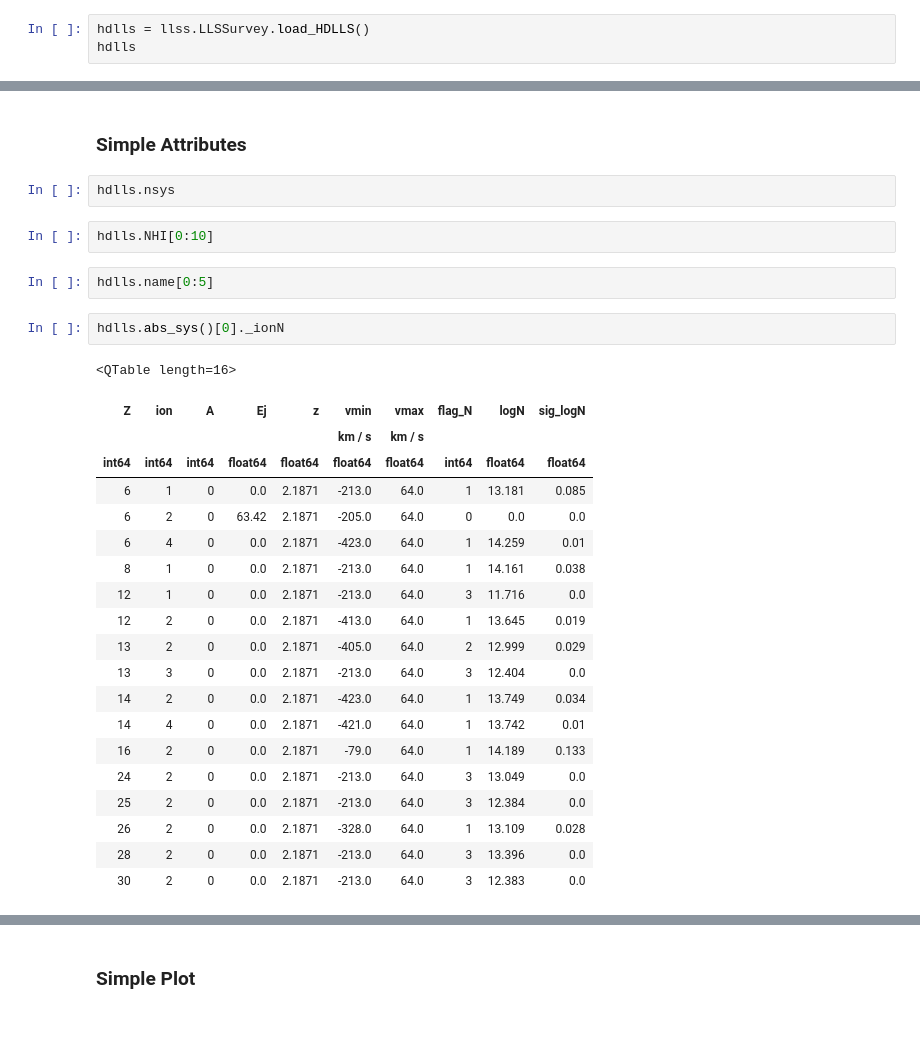
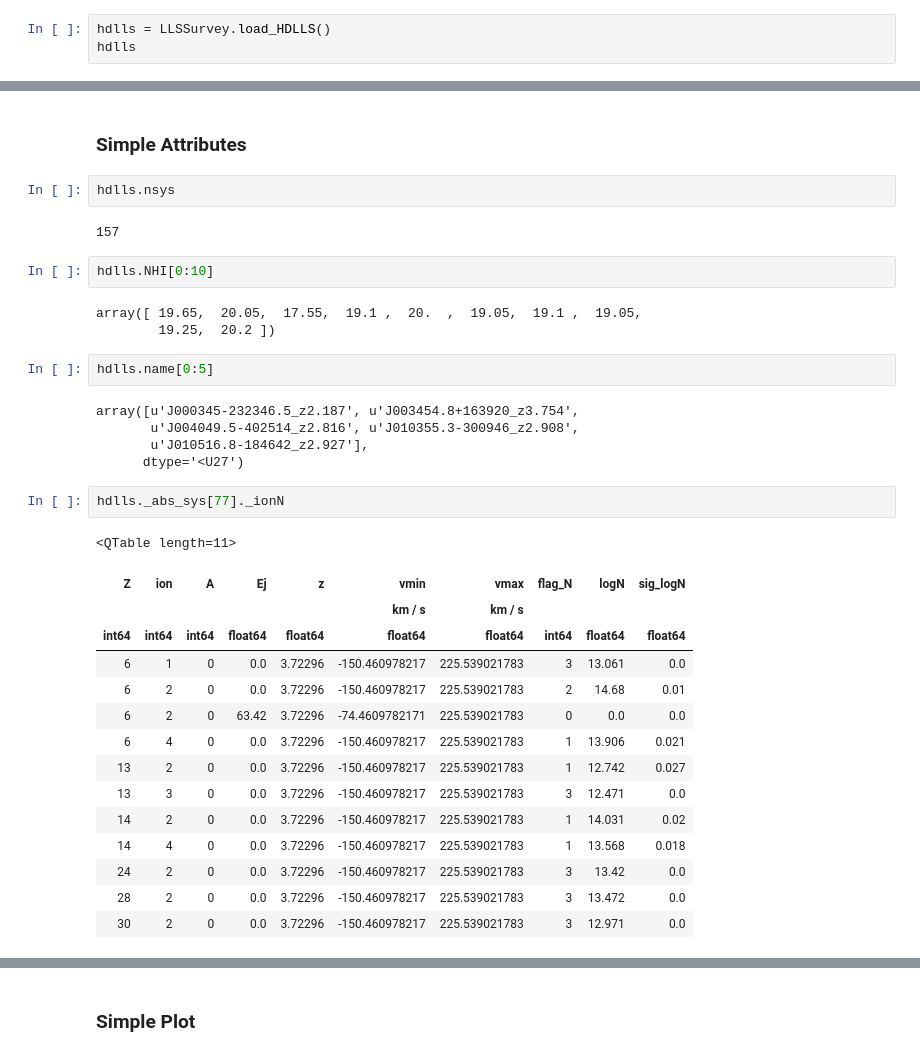
Before and after one commit to pyigm/pyigm, a Jupyter notebook: docs/examples/LLSSurvey_examples.ipynb, the cells around one changed output, grey strips where cells are left out. Drawn from its saved outputs; the diff is of its cells as text; blank space fills up the shorter version.

```diff
--- a/docs/examples/LLSSurvey_examples.ipynb
+++ b/docs/examples/LLSSurvey_examples.ipynb
@@ -50,7 +47,7 @@ HD-LLS: Loading metallicity file /Users/xavier/local/Python/pyigm/pyigm/data/LLS
 # %% [markdown]
 ### With Systems (takes ~2 min)
 # %%
-hdlls = llss.LLSSurvey.load_HDLLS()
+hdlls = LLSSurvey.load_HDLLS()
 hdlls
 # %% [output]
 HD-LLS: Loading summary file /Users/xavier/local/Python/pyigm/pyigm/data/LLS/HD-LLS/HD-LLS_DR1.fits
@@ -83,32 +87,37 @@ hdlls = LLSSurvey.load_HDLLS(grab_spectra=True)
 ### Simple Attributes
 # %%
 hdlls.nsys
+# %% [output]
+157
 # %%
 hdlls.NHI[0:10]
+# %% [output]
+array([ 19.65,  20.05,  17.55,  19.1 ,  20.  ,  19.05,  19.1 ,  19.05,
+        19.25,  20.2 ])
 # %%
 hdlls.name[0:5]
+# %% [output]
+array([u'J000345-232346.5_z2.187', u'J003454.8+163920_z3.754',
+       u'J004049.5-402514_z2.816', u'J010355.3-300946_z2.908',
+       u'J010516.8-184642_z2.927'],
+      dtype='<U27')
 # %%
-hdlls.abs_sys()[0]._ionN
+hdlls._abs_sys[77]._ionN
 # %% [output]
-<QTable length=16>
+<QTable length=11>
 | Z | ion | A | Ej | z | vmin | vmax | flag_N | logN | sig_logN |
 |  |  |  |  |  | km / s | km / s |  |  |  |
 | int64 | int64 | int64 | float64 | float64 | float64 | float64 | int64 | float64 | float64 |
-| 6 | 1 | 0 | 0.0 | 2.1871 | -213.0 | 64.0 | 1 | 13.181 | 0.085 |
-| 6 | 2 | 0 | 63.42 | 2.1871 | -205.0 | 64.0 | 0 | 0.0 | 0.0 |
-| 6 | 4 | 0 | 0.0 | 2.1871 | -423.0 | 64.0 | 1 | 14.259 | 0.01 |
-| 8 | 1 | 0 | 0.0 | 2.1871 | -213.0 | 64.0 | 1 | 14.161 | 0.038 |
-| 12 | 1 | 0 | 0.0 | 2.1871 | -213.0 | 64.0 | 3 | 11.716 | 0.0 |
-| 12 | 2 | 0 | 0.0 | 2.1871 | -413.0 | 64.0 | 1 | 13.645 | 0.019 |
-| 13 | 2 | 0 | 0.0 | 2.1871 | -405.0 | 64.0 | 2 | 12.999 | 0.029 |
-| 13 | 3 | 0 | 0.0 | 2.1871 | -213.0 | 64.0 | 3 | 12.404 | 0.0 |
-| 14 | 2 | 0 | 0.0 | 2.1871 | -423.0 | 64.0 | 1 | 13.749 | 0.034 |
-| 14 | 4 | 0 | 0.0 | 2.1871 | -421.0 | 64.0 | 1 | 13.742 | 0.01 |
-| 16 | 2 | 0 | 0.0 | 2.1871 | -79.0 | 64.0 | 1 | 14.189 | 0.133 |
-| 24 | 2 | 0 | 0.0 | 2.1871 | -213.0 | 64.0 | 3 | 13.049 | 0.0 |
-| 25 | 2 | 0 | 0.0 | 2.1871 | -213.0 | 64.0 | 3 | 12.384 | 0.0 |
-| 26 | 2 | 0 | 0.0 | 2.1871 | -328.0 | 64.0 | 1 | 13.109 | 0.028 |
-| 28 | 2 | 0 | 0.0 | 2.1871 | -213.0 | 64.0 | 3 | 13.396 | 0.0 |
-| 30 | 2 | 0 | 0.0 | 2.1871 | -213.0 | 64.0 | 3 | 12.383 | 0.0 |
+| 6 | 1 | 0 | 0.0 | 3.72296 | -150.460978217 | 225.539021783 | 3 | 13.061 | 0.0 |
+| 6 | 2 | 0 | 0.0 | 3.72296 | -150.460978217 | 225.539021783 | 2 | 14.68 | 0.01 |
+| 6 | 2 | 0 | 63.42 | 3.72296 | -74.4609782171 | 225.539021783 | 0 | 0.0 | 0.0 |
+| 6 | 4 | 0 | 0.0 | 3.72296 | -150.460978217 | 225.539021783 | 1 | 13.906 | 0.021 |
+| 13 | 2 | 0 | 0.0 | 3.72296 | -150.460978217 | 225.539021783 | 1 | 12.742 | 0.027 |
+| 13 | 3 | 0 | 0.0 | 3.72296 | -150.460978217 | 225.539021783 | 3 | 12.471 | 0.0 |
+| 14 | 2 | 0 | 0.0 | 3.72296 | -150.460978217 | 225.539021783 | 1 | 14.031 | 0.02 |
+| 14 | 4 | 0 | 0.0 | 3.72296 | -150.460978217 | 225.539021783 | 1 | 13.568 | 0.018 |
+| 24 | 2 | 0 | 0.0 | 3.72296 | -150.460978217 | 225.539021783 | 3 | 13.42 | 0.0 |
+| 28 | 2 | 0 | 0.0 | 3.72296 | -150.460978217 | 225.539021783 | 3 | 13.472 | 0.0 |
+| 30 | 2 | 0 | 0.0 | 3.72296 | -150.460978217 | 225.539021783 | 3 | 12.971 | 0.0 |
 # %%
 CII_clms = hdlls.ions((6,2))
```
Also changed, not shown: parts of 41 cells of this notebook, 4 other files.
